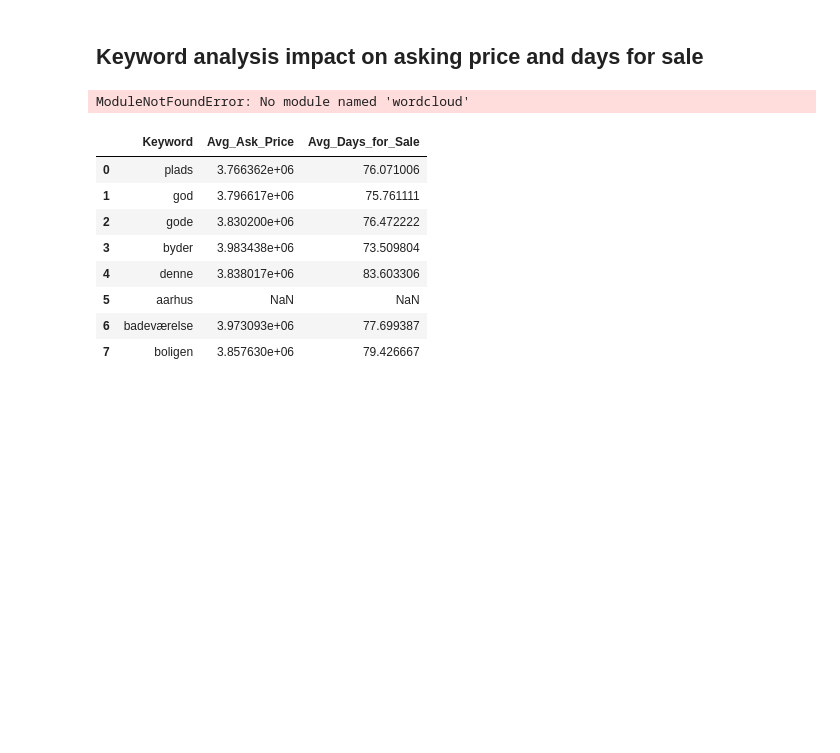
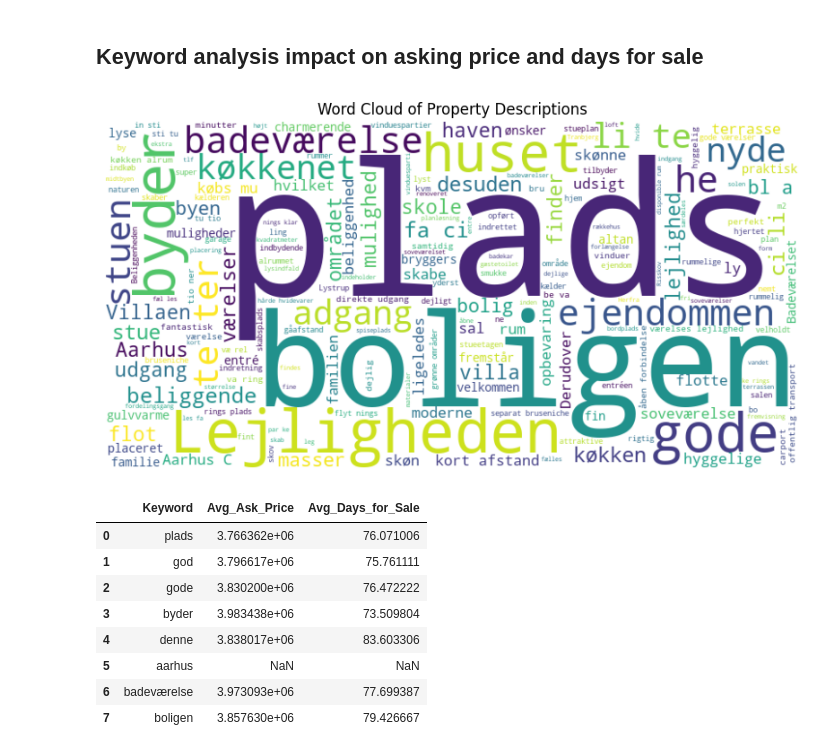
Before and after one commit to SebVJ/dsp_project, a Jupyter notebook: dsp_project/1. Data Exploration/Data_exp.ipynb, the cells around one changed output. Cells and saved outputs as stored; diff of their text form; code cells hidden in the pictures; blank space fills up the shorter version.

```diff
--- a/dsp_project/1. Data Exploration/Data_exp.ipynb
+++ b/dsp_project/1. Data Exploration/Data_exp.ipynb
@@ -435,40 +329,29 @@ KeyError: 'Sentiment'
 # %% [markdown]
 ## Keyword analysis impact on asking price and days for sale
-# %%
-from sklearn.feature_extraction.text import CountVectorizer
-from wordcloud import WordCloud
-
-# Text preprocessing function
-def preprocess_text(text):
-    text = text.lower()  # Convert to lower case
-    text = ''.join([char for char in text if char.isalnum() or char.isspace()])  # Remove punctuation
-    return text
-
-# Apply preprocessing to the Description column
-df['Cleaned_Description'] = df['Description'].apply(preprocess_text)
-
-# Initialize CountVectorizer
-vectorizer = CountVectorizer(stop_words='danish', max_features=50)  # Limit to top 50 words
-X = vectorizer.fit_transform(df['Cleaned_Description'])
-
-# Create a DataFrame of word counts
-word_counts = pd.DataFrame(X.toarray(), columns=vectorizer.get_feature_names_out())
-
-# Generate word cloud
-wordcloud = WordCloud(width=800, height=400, background_color='white').generate(' '.join(df['Cleaned_Description']))
-
-# Plot the word cloud
-plt.figure(figsize=(10, 6))
-plt.imshow(wordcloud, interpolation='bilinear')
-plt.axis('off')
-plt.title('Word Cloud of Property Descriptions')
-plt.show()
-
-# Display top 10 keywords and their counts
-top_keywords = word_counts.sum().sort_values(ascending=False).head(10)
-top_keywords
-# %% [output]
-ModuleNotFoundError: No module named 'wordcloud'
+# %%
+
+
+file_path = '/Users/andreasbrogaard/Documents/dsp_project/dsp_project/1. Data Exploration/stopord.txt'
+
+with open(file_path, 'r') as file:
+    stop_words = file.read().splitlines()
+
+from wordcloud import WordCloud
+
+# Combine all descriptions into a single text
+all_descriptions = ' '.join(df['Description'].dropna())
+
+# Generate a word cloud
+wordcloud = WordCloud(stopwords=stop_words, width=800, height=400, background_color='white').generate(all_descriptions)
+
+# Plot the word cloud
+plt.figure(figsize=(10, 6))
+plt.imshow(wordcloud, interpolation='bilinear')
+plt.axis('off')
+plt.title('Word Cloud of Property Descriptions')
+plt.show()
+# %% [output]
+[figure, added]
 # %%
 # Define a function to check if a keyword is in the description
 def contains_keyword(keyword, text):
```
Also changed, not shown: parts of 17 cells of this notebook, 6 other files.
